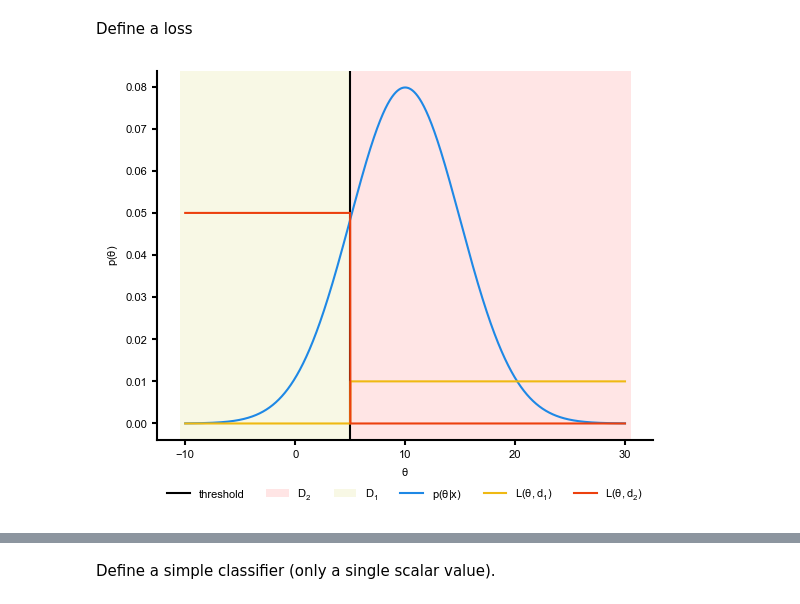
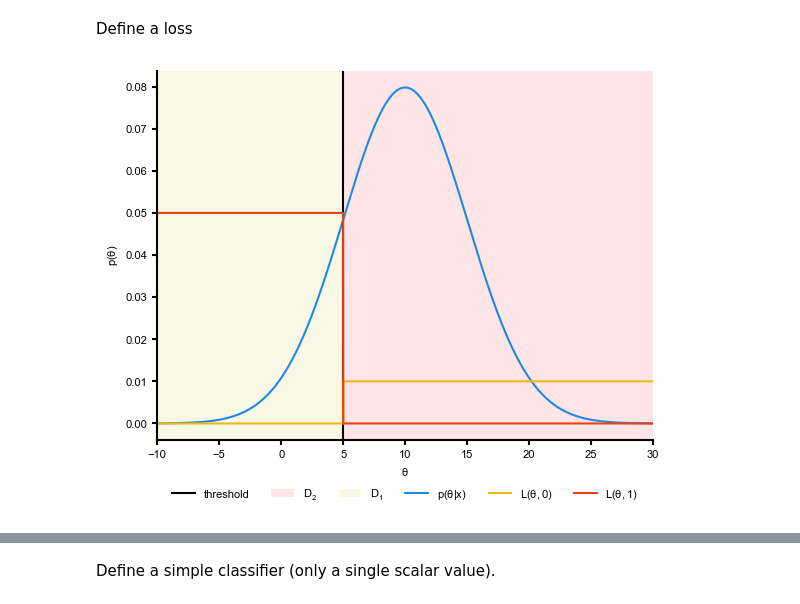
Before and after one commit to mackelab/amortized-decision-making, a Jupyter notebook: scripts/classifier_scalar.ipynb, the cells around one changed output, grey strips where cells are left out. Drawn from its saved outputs; the diff is of its cells as text; code cells hidden in the pictures.

```diff
--- a/scripts/classifier_scalar.ipynb
+++ b/scripts/classifier_scalar.ipynb
@@ -40,24 +40,25 @@ loss = StepLoss_weighted(weights = [5., 1.], threshold=threshold)
 # %%
 probs = dist.log_prob(thetas).exp()
 
 
 with mpl.rc_context(fname="loss_calibration/.matplotlibrc"):
     plt.axvline(x=5.0, color='k', label='threshold')
     plt.axvspan(5, 30.5, facecolor='r', alpha=0.1, label=r'$D_2$')
     plt.axvspan(-10.5, 5, facecolor='y', alpha=0.1, label=r'$D_1$')
 
     plt.plot(thetas, probs, color='#1E88E5', label=r'$p(\theta|x)$')
 
-    plt.plot(thetas, 0.01*loss(thetas, 0), color='#EFB913', label=r'$L(\theta, d_1)$')
-    plt.plot(thetas, 0.01*loss(thetas, 1), color='#EC400E', label=r'$L(\theta, d_2)$')
+    plt.plot(thetas, 0.01*loss(thetas, 0), color='#EFB913', label=r'$L(\theta, 0)$')
+    plt.plot(thetas, 0.01*loss(thetas, 1), color='#EC400E', label=r'$L(\theta, 1)$')
 
     #plt.xticks([]); plt.yticks([])
     plt.xlabel(r'$\theta$'); plt.ylabel(r'$p(\theta)$')
+    plt.xlim(-10,30)
     plt.legend(loc='upper center', bbox_to_anchor=(0.5, -0.1),
           fancybox=True, shadow=True, ncol=6)
 
-    #plt.savefig('figures/setup.pdf')
+    #plt.savefig('results/scalar/setup.pdf')
     plt.show()
 # %% [output]
-[figure, old version]
+[figure, new version]
 # %%
```
Also changed, not shown: parts of 4 cells of this notebook, 1 other file.
